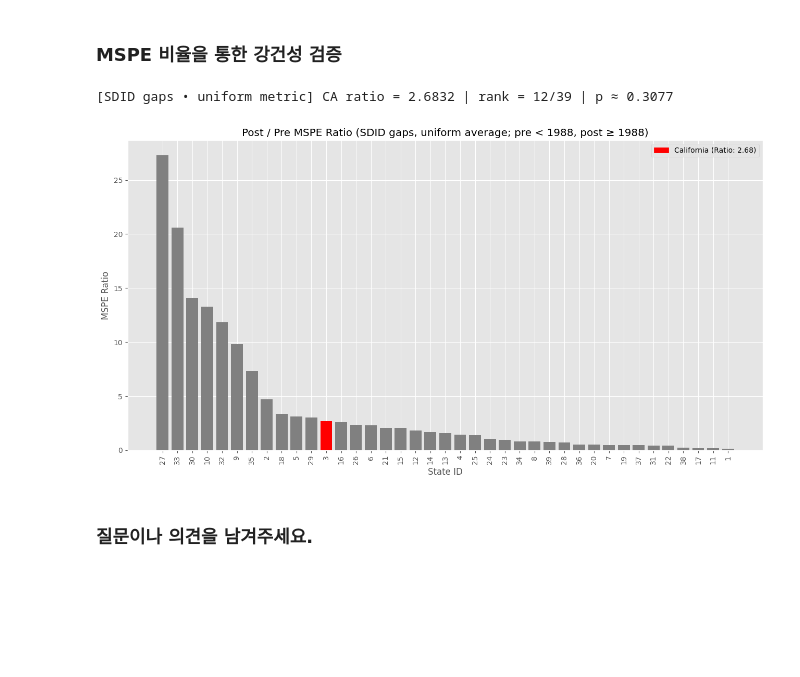
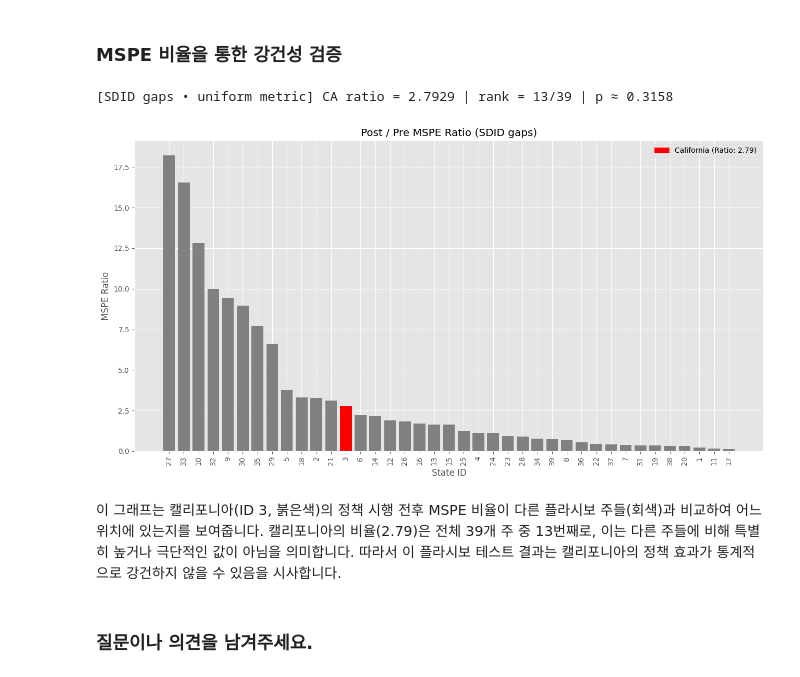
Before and after one commit to CausalInferenceLab/awesome-causal-inference-python, a Jupyter notebook: book/ate/sdid.ipynb, the cells around one changed output. Drawn from its saved outputs; the diff is of its cells as text; code cells hidden in the pictures; blank space fills up the shorter version.

Commit message:
최종:MSPE 및 플라시보 테스트 시점 1989로 수정

```diff
--- a/book/ate/sdid.ipynb
+++ b/book/ate/sdid.ipynb
@@ -285,7 +288,8 @@ Gap Plot에서 정책 시행 시점인 1988년 이후 선이 0 아래로 크게
 # %%
 # 플라시보 분포 시각화를 위한 계산
 real_att = fit_model.att
-control_states = df[df['treated'] == 0]['state'].unique()
+control_states = df.loc[df['california'] == False, 'state'].unique()
+
 placebo_atts = []
 
 for state_id in tqdm(control_states):
@@ -386,7 +390,7 @@ plt.show()
 # sdid_control = control_df_wide.dot(sdid_weights_series)
 # california_gap = california_actual - sdid_control
 
-treatment_year = 1988
+treatment_year = 1989
 california_gap = california_gap.sort_index()
 
 # 1) SDID로 모든 주(placebo) 갭 만들기
@@ -429,39 +433,45 @@ for g in gaps.values():
 gaps_df = pd.DataFrame({k: v.loc[years_common_all] for k, v in gaps.items()}).sort_index()
 
 
 # 3)  MSPE 비율 + p-value
 def get_pre_post_mspe(gap_series, t0):
     pre  = gap_series[gap_series.index <  t0]
     post = gap_series[gap_series.index >= t0]
     return float(np.mean(pre**2)), float(np.mean(post**2))
 
 mspe_df = gaps_df.apply(
     lambda col: pd.Series(get_pre_post_mspe(col, treatment_year),
                           index=['pre_treatment_mspe','post_treatment_mspe']),
     axis=0
 ).T
 
 mspe_df['mspe_ratio'] = mspe_df['post_treatment_mspe'] / mspe_df['pre_treatment_mspe']
 mspe_sorted = mspe_df.sort_values(by='mspe_ratio', ascending=False).reset_index().rename(columns={'index':'State'})
 
 ca_id = int(california_id)
 ca_ratio = float(mspe_df.loc[ca_id, 'mspe_ratio'])
-rank_ge = int((mspe_df['mspe_ratio'] >= ca_ratio).sum())
-p_value = rank_ge / int(mspe_df.shape[0])
-print(f"[SDID gaps • uniform metric] CA ratio = {ca_ratio:.4f} | rank = {rank_ge}/{mspe_df.shape[0]} | p ≈ {p_value:.4f}")
+
+mspe_df_excl_ca = mspe_df.drop(index=ca_id)
+p_value = (mspe_df_excl_ca['mspe_ratio'] >= ca_ratio).mean()  # one-sided
+
+rank_ge = int((mspe_df_excl_ca['mspe_ratio'] >= ca_ratio).sum()) + 1  # 표기용 순위(=CA 포함 표기)
+print(f"[SDID gaps • uniform metric] CA ratio = {ca_ratio:.4f} | rank = {rank_ge}/{mspe_df_excl_ca.shape[0]+1} | p ≈ {p_value:.4f}")
+
 
 # 4) 그래프
 plt.figure(figsize=(13,7))
 colors = ['red' if int(s)==ca_id else 'gray' for s in mspe_sorted['State']]
 plt.bar(mspe_sorted['State'].astype(str), mspe_sorted['mspe_ratio'], color=colors)
 plt.legend(handles=[mpatches.Patch(color='red', label=f'California (Ratio: {ca_ratio:.2f})')])
 plt.xticks(rotation=90)
-plt.title('Post / Pre MSPE Ratio (SDID gaps, uniform average; pre < 1988, post ≥ 1988)')
+plt.title('Post / Pre MSPE Ratio (SDID gaps)')
 plt.ylabel('MSPE Ratio'); plt.xlabel('State ID')
 plt.tight_layout(); plt.show()
 # %% [output]
-[SDID gaps • uniform metric] CA ratio = 2.6832 | rank = 12/39 | p ≈ 0.3077
+[SDID gaps • uniform metric] CA ratio = 2.7929 | rank = 13/39 | p ≈ 0.3158
-[figure, old version]
+[figure, new version]
+# %% [markdown]
+이 그래프는 캘리포니아(ID 3, 붉은색)의 정책 시행 전후 MSPE 비율이 다른 플라시보 주들(회색)과 비교하여 어느 위치에 있는지를 보여줍니다. 캘리포니아의 비율(2.79)은 전체 39개 주 중 13번째로, 이는 다른 주들에 비해 특별히 높거나 극단적인 값이 아님을 의미합니다. 따라서 이 플라시보 테스트 결과는 캘리포니아의 정책 효과가 통계적으로 강건하지 않을 수 있음을 시사합니다.
 # %% [markdown]
 ### 질문이나 의견을 남겨주세요.
 <script src="https://utteranc.es/client.js"
```
Also changed, not shown: parts of 11 cells of this notebook.
